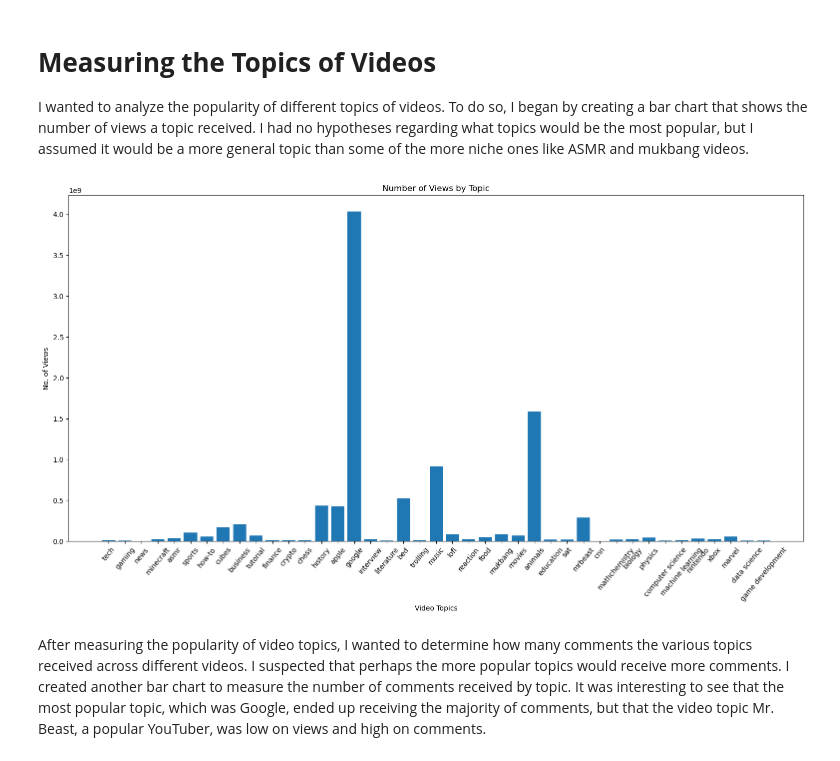
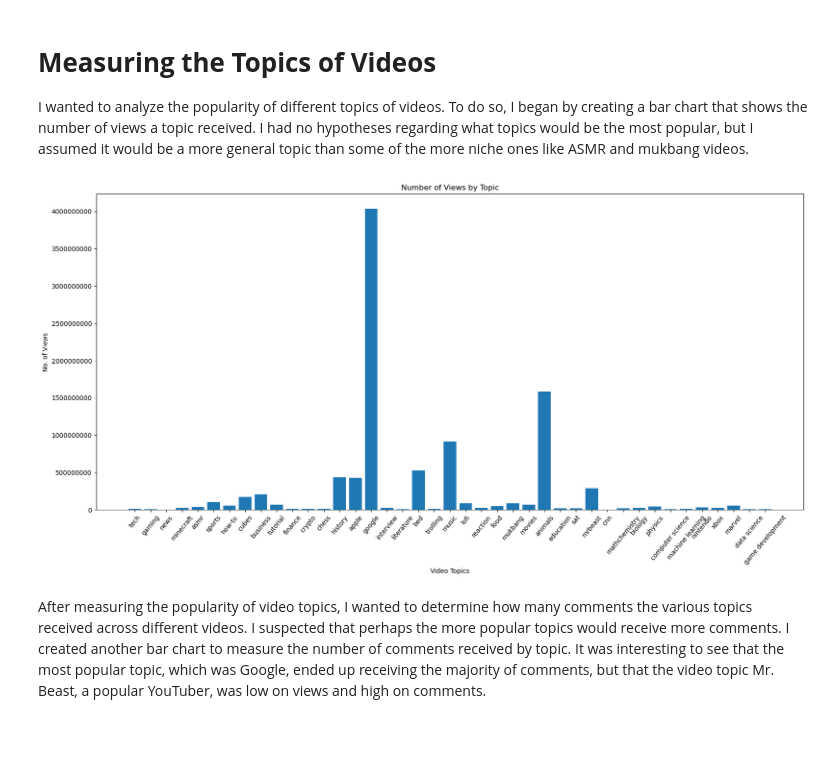
Before and after one commit to alishacopley/youtube_data_analysis, a Jupyter notebook: youtube_data_analysis.ipynb, the cells around one changed output. Cells and saved outputs as stored; diff of their text form; code cells hidden in the pictures; blank space fills up the shorter version.

Commit message:
edited bar chart code

```diff
--- a/youtube_data_analysis.ipynb
+++ b/youtube_data_analysis.ipynb
@@ -149,15 +149,16 @@ plt.show()
 I wanted to analyze the popularity of different topics of videos. To do so, I began by creating a bar chart that shows the number of views a topic received. I had no hypotheses regarding what topics would be the most popular, but I assumed it would be a more general topic than some of the more niche ones like ASMR and mukbang videos.
 # %%
 
-plt.figure(figsize=(19,9))
+plt.figure(figsize=(20,9))
 plt.bar(x=youtube_data['Keyword'], height=youtube_data['Views'])
 plt.xticks(rotation=50)
+plt.ticklabel_format(axis="y", style='plain')
 plt.title('Number of Views by Topic')
 plt.xlabel("Video Topics")
 plt.ylabel("No. of Views")
 plt.show()
 # %% [output]
-[figure, old version]
+[figure, new version]
 # %% [markdown]
 After measuring the popularity of video topics, I wanted to determine how many comments the various topics received across different videos. I suspected that perhaps the more popular topics would receive more comments. I created another bar chart to measure the number of comments received by topic. It was interesting to see that the most popular topic, which was Google, ended up receiving the majority of comments, but that the video topic Mr. Beast, a popular YouTuber, was low on views and high on comments.
 # %%
```
